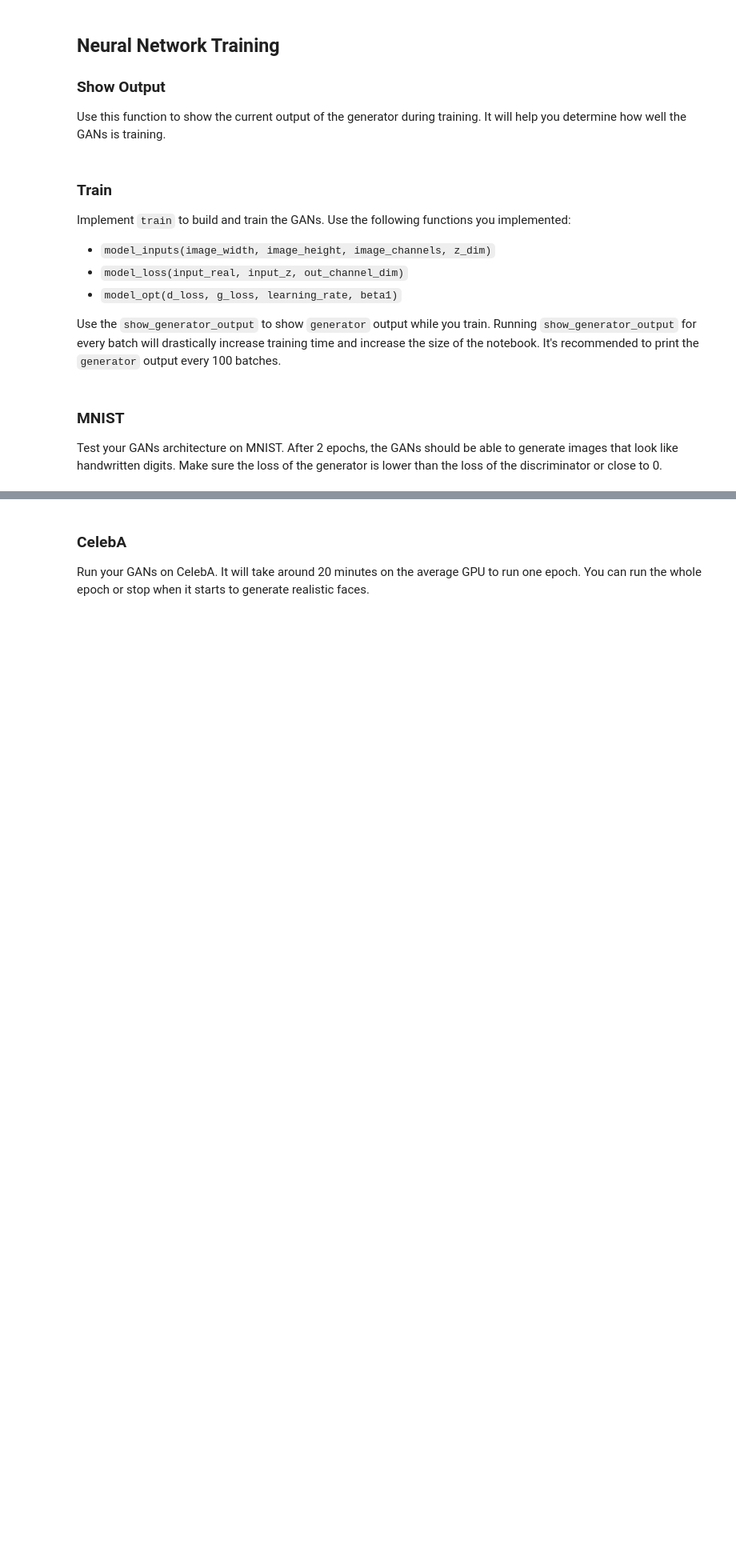
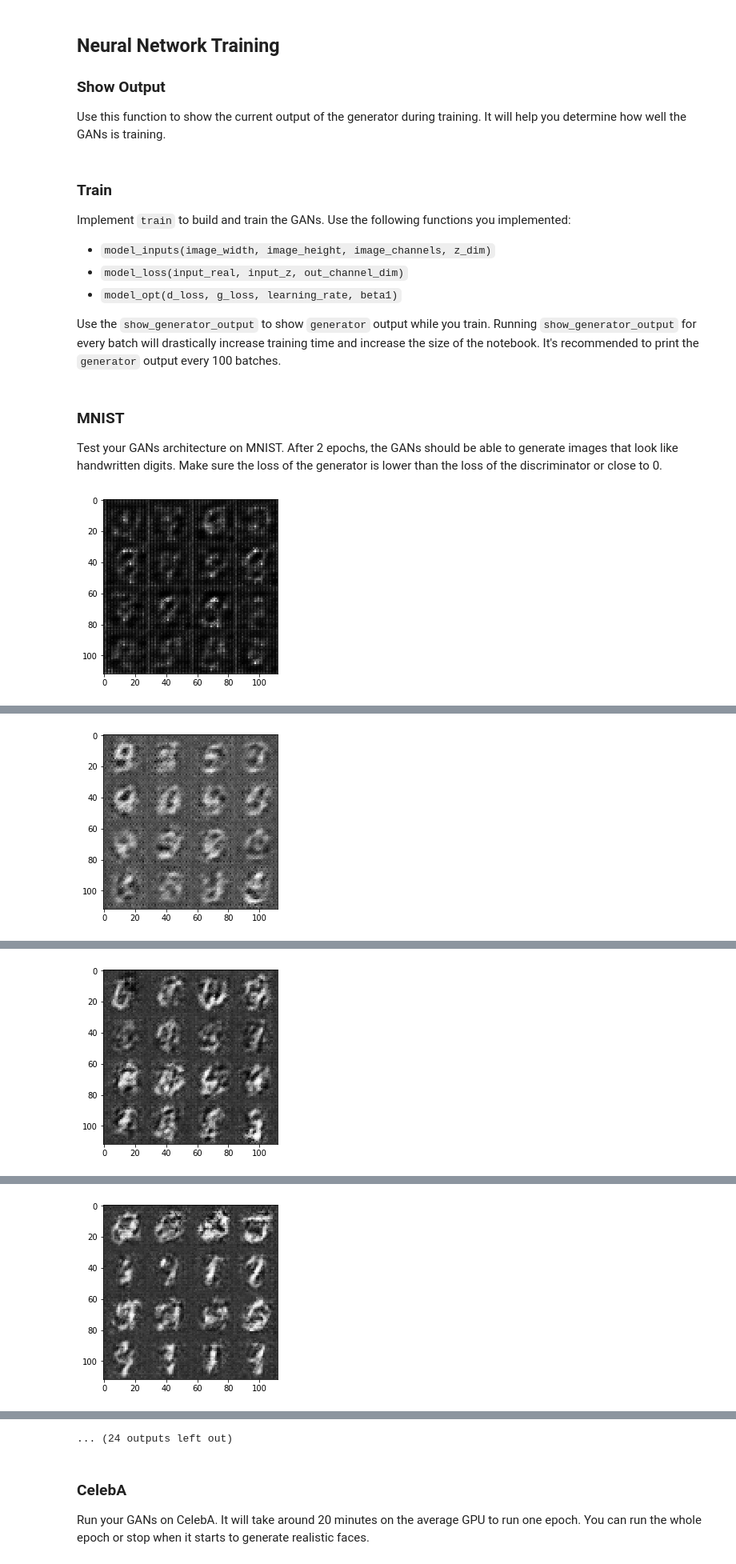
Before and after one commit to maxbader/deep-learning, a Jupyter notebook: face_generation/dlnd_face_generation.ipynb, the cells around one changed output, grey strips where cells are left out. Shown at 80% size. Drawn from its saved outputs; the diff is of its cells as text; code cells hidden in the pictures; blank space fills up the shorter version.

```diff
--- a/face_generation/dlnd_face_generation.ipynb
+++ b/face_generation/dlnd_face_generation.ipynb
@@ -339,12 +337,24 @@ def train(epoch_count, batch_size, z_dim, learning_rate, beta1, get_batches, dat
     """
     # TODO: Build Model
 
+    if data_image_mode == 'RGB':
+        input_real, input_z, l_rate = model_inputs(28,28, 3, z_dim)
+        d_loss, g_loss = model_loss(input_real, input_z,  3)
+    else:
+        input_real, input_z, l_rate = model_inputs(28,28, 1, z_dim)
+        d_loss, g_loss = model_loss(input_real, input_z,  1)
+
+
+    d_opt, g_opt = model_opt(d_loss, g_loss, learning_rate, beta1)
+
+
+
     saver = tf.train.Saver()
     sample_z = np.random.uniform(-1, 1, size=(72, z_dim))
 
     samples, losses = [], []
     steps = 0
-    print_every = 10
+    print_every = 100
 
     with tf.Session() as sess:
         sess.run(tf.global_variables_initializer())
@@ -358,27 +368,41 @@ def train(epoch_count, batch_size, z_dim, learning_rate, beta1, get_batches, dat
 
 
                 # Run optimizers
-                _ = sess.run(net.d_opt, feed_dict={net.input_real: batch_images, net.input_z: batch_z})
-                _ = sess.run(net.g_opt, feed_dict={net.input_z: batch_z, net.input_real: batch_images})
+                _ = sess.run(d_opt, feed_dict={input_real: batch_images, input_z: batch_z})
+                _ = sess.run(g_opt, feed_dict={input_z: batch_z, input_real: batch_images})
 
-                ### ToDo ... Markus
+                if steps % print_every == 0:
+                    # At the end of each epoch, get the losses and print them out
+                    train_loss_d = d_loss.eval({input_z: batch_z, input_real: batch_images})
+                    train_loss_g = g_loss.eval({input_z: batch_z})
+
+                    if data_image_mode == 'RGB':
+                        show_generator_output(sess, 10, input_z, 3, data_image_mode)
+                    else:
+                        show_generator_output(sess, 10, input_z, 1, data_image_mode)
+
+
+                    print("Discriminator Loss: {:.4f}...".format(train_loss_d),
+                          "Generator Loss: {:.4f}".format(train_loss_g))
+                    # Save losses to view after training
+                    losses.append((train_loss_d, train_loss_g))
 # %% [markdown]
 ### MNIST
 Test your GANs architecture on MNIST.  After 2 epochs, the GANs should be able to generate images that look like handwritten digits.  Make sure the loss of the generator is lower than the loss of the discriminator or close to 0.
 # %%
-batch_size = None
-z_dim = None
-learning_rate = None
-beta1 = None
+batch_size = 64
+z_dim = 100
+learning_rate =  0.001
+beta1 = 0.5
 
 
 """
 DON'T MODIFY ANYTHING IN THIS CELL THAT IS BELOW THIS LINE
 """
 epochs = 2
 
 mnist_dataset = helper.Dataset('mnist', glob(os.path.join(data_dir, 'mnist/*.jpg')))
 with tf.Graph().as_default():
-    train(epochs, batch_size, z_dim, learning_rate, beta1, mnist_dataset.get_batches,
-          mnist_dataset.shape, mnist_dataset.image_mode)
+    train(epochs, batch_size, z_dim, learning_rate, beta1, mnist_dataset.get_batches, mnist_dataset.shape, mnist_dataset.image_mode)
 # %% [output]
+[figure, added]
@@ -385,0 +410 @@ ValueError: No variables to save
+[figure, added]
@@ -385,0 +412 @@ ValueError: No variables to save
+[figure, added]
@@ -385,0 +414 @@ ValueError: No variables to save
+[figure, added]
@@ -386,3 +420,4 @@ ValueError: No variables to save
+... (24 outputs left out)
 # %% [markdown]
 ### CelebA
 Run your GANs on CelebA.  It will take around 20 minutes on the average GPU to run one epoch.  You can run the whole epoch or stop when it starts to generate realistic faces.
```
Also changed, not shown: parts of 3 cells of this notebook, 3 other files.
